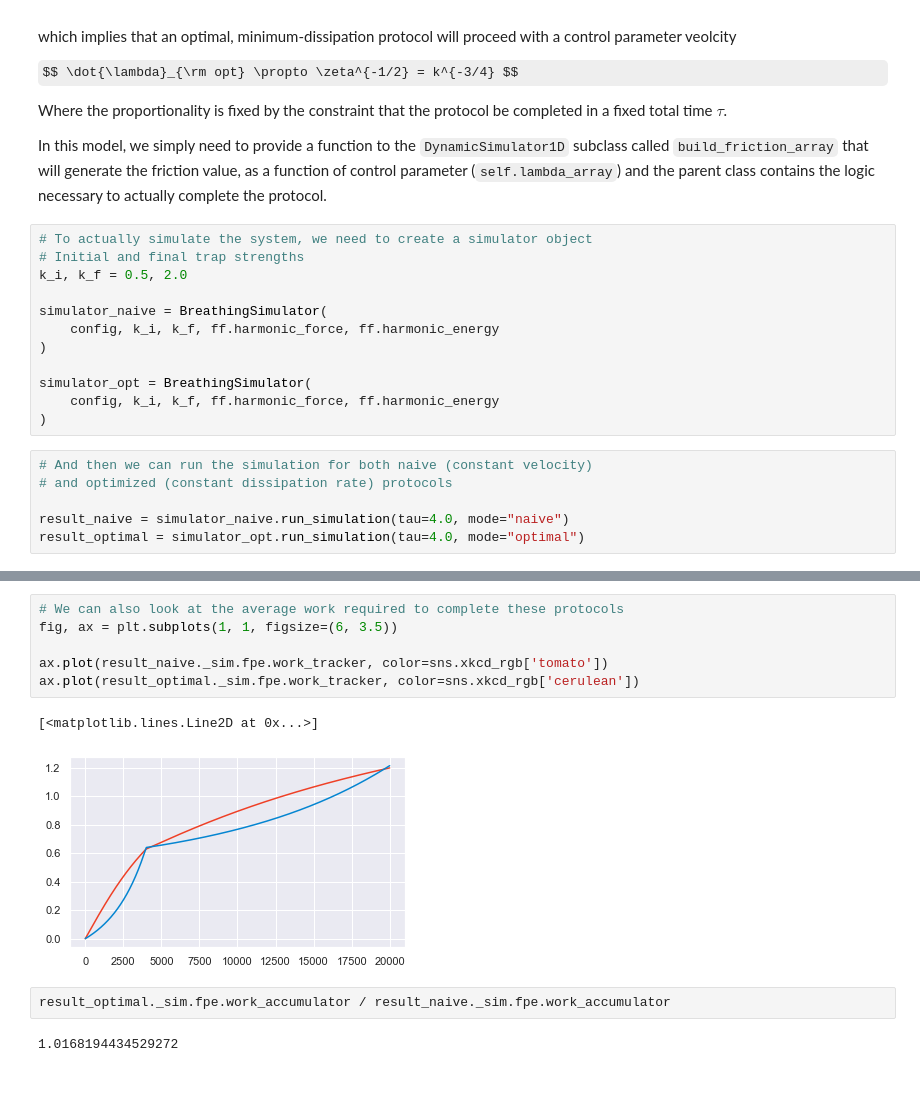
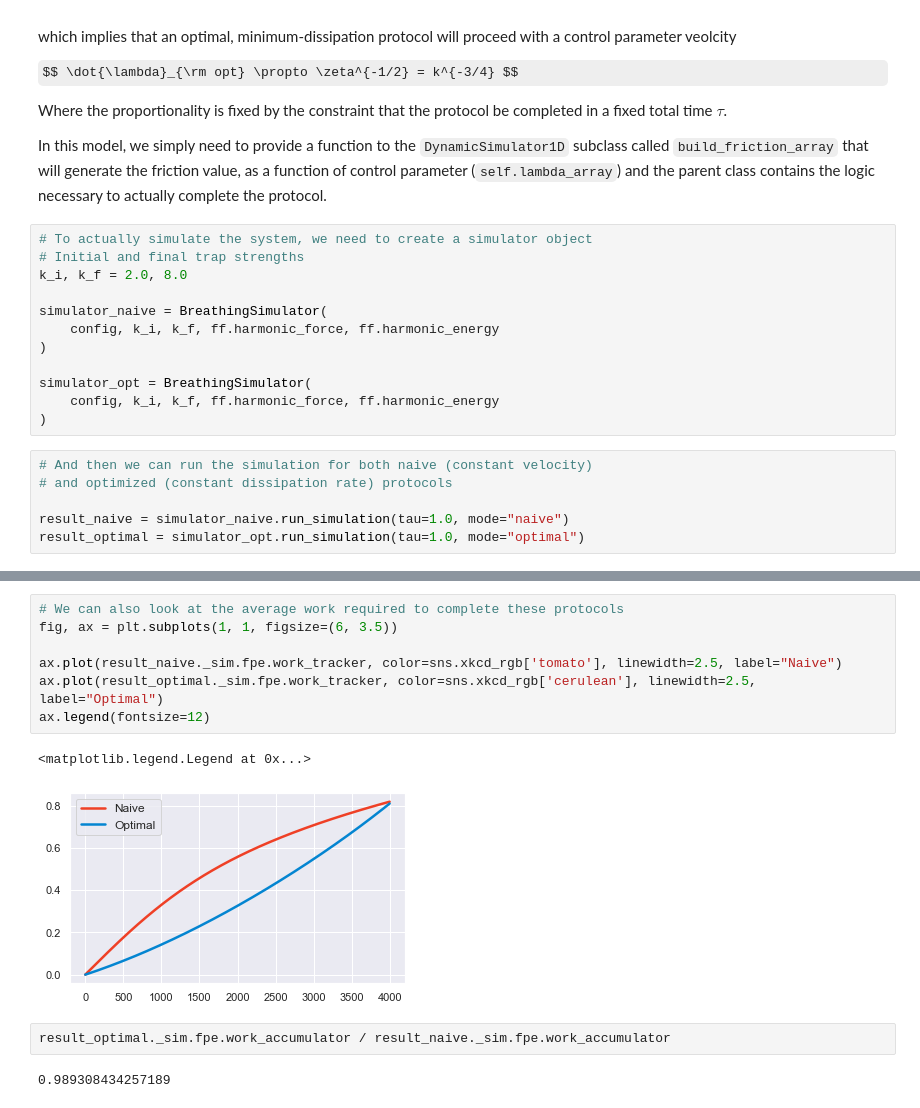
Before and after one commit to StevenJLarge/FokkerPlanck, a Jupyter notebook: notebooks/tutorials/02-optimal-and-naive-protocols.ipynb, the cells around one changed output, grey strips where cells are left out. Saved outputs shown, nothing was run; the diff lists cells and outputs as text; some formulas as TeX source.

```diff
--- a/notebooks/tutorials/02-optimal-and-naive-protocols.ipynb
+++ b/notebooks/tutorials/02-optimal-and-naive-protocols.ipynb
@@ -36,7 +36,7 @@
 # %%
 # To actually simulate the system, we need to create a simulator object
 # Initial and final trap strengths
-k_i, k_f = 0.5, 2.0
+k_i, k_f = 2.0, 8.0
 
 simulator_naive = BreathingSimulator(
     config, k_i, k_f, ff.harmonic_force, ff.harmonic_energy
@@ -49,8 +49,8 @@ simulator_opt = BreathingSimulator(
 # And then we can run the simulation for both naive (constant velocity)
 # and optimized (constant dissipation rate) protocols
 
-result_naive = simulator_naive.run_simulation(tau=4.0, mode="naive")
-result_optimal = simulator_opt.run_simulation(tau=4.0, mode="optimal")
+result_naive = simulator_naive.run_simulation(tau=1.0, mode="naive")
+result_optimal = simulator_opt.run_simulation(tau=1.0, mode="optimal")
 # %%
 # Both of these results are SimulationResult objects
 
@@ -71,13 +71,14 @@ plt.show()
 # %%
 # We can also look at the average work required to complete these protocols
 fig, ax = plt.subplots(1, 1, figsize=(6, 3.5))
 
-ax.plot(result_naive._sim.fpe.work_tracker, color=sns.xkcd_rgb['tomato'])
-ax.plot(result_optimal._sim.fpe.work_tracker, color=sns.xkcd_rgb['cerulean'])
+ax.plot(result_naive._sim.fpe.work_tracker, color=sns.xkcd_rgb['tomato'], linewidth=2.5, label="Naive")
+ax.plot(result_optimal._sim.fpe.work_tracker, color=sns.xkcd_rgb['cerulean'], linewidth=2.5, label="Optimal")
+ax.legend(fontsize=12)
 # %% [output]
-[<matplotlib.lines.Line2D at 0x...>]
+<matplotlib.legend.Legend at 0x...>
-[figure, old version]
+[figure, new version]
 # %%
 result_optimal._sim.fpe.work_accumulator / result_naive._sim.fpe.work_accumulator
 # %% [output]
-1.0168194434529272
+0.989308434257189
```
Also changed, not shown: parts of 2 cells of this notebook.
